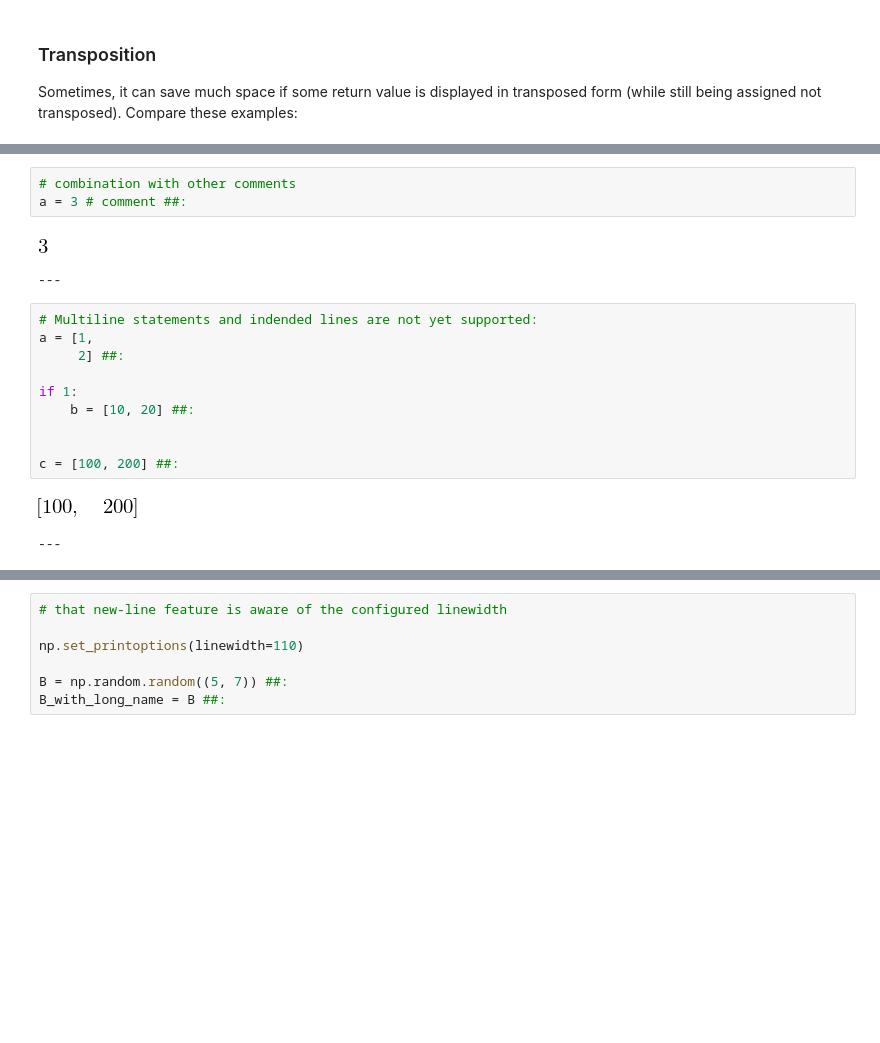
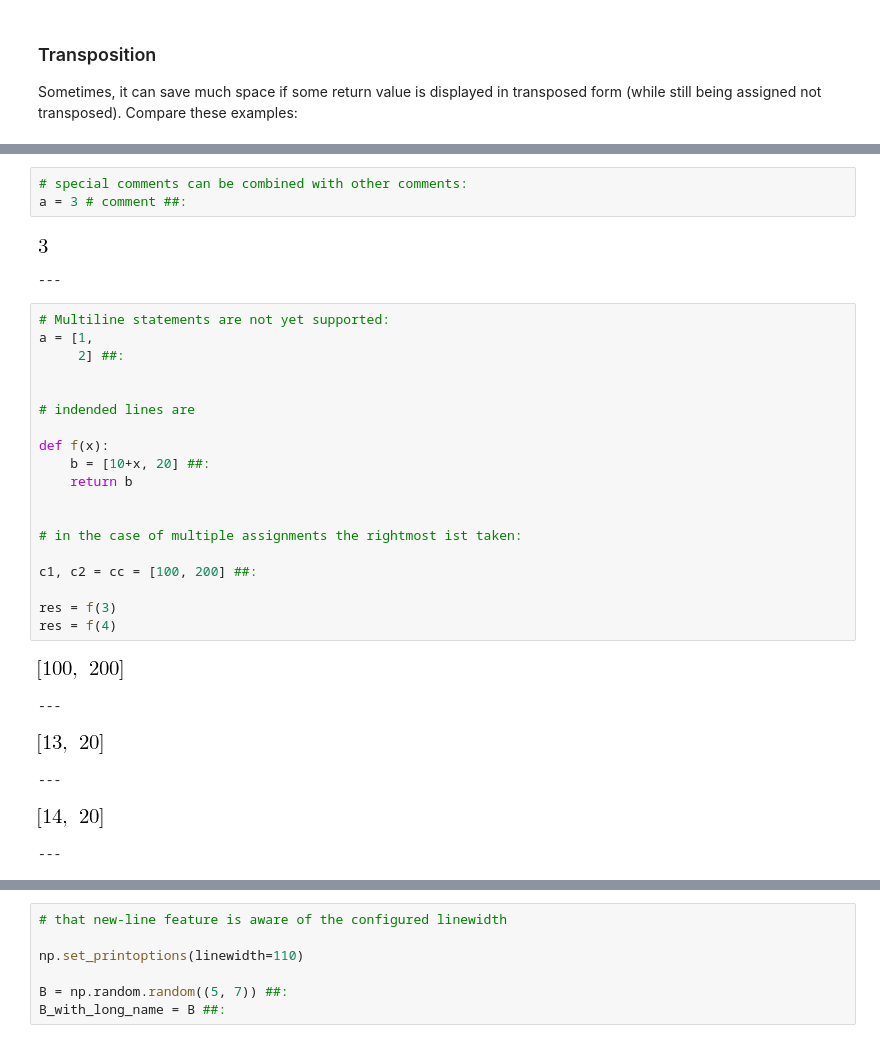
Before and after one commit to cknoll/ipydex, a Jupyter notebook: examples/displaytools-example.ipynb, the cells around one changed output, grey strips where cells are left out. Drawn from its saved outputs; the diff is of its cells as text; blank space fills up the shorter version.

```diff
--- a/examples/displaytools-example.ipynb
+++ b/examples/displaytools-example.ipynb
@@ -97,20 +77,33 @@ ___
 # %%
-# combination with other comments
+# special comments can be combined with other comments:
 a = 3 # comment ##:
 # %% [output]
 [figure]
 ---
 # %%
-# Multiline statements and indended lines are not yet supported:
+# Multiline statements are not yet supported:
 a = [1,
      2] ##:
 
-if 1:
-    b = [10, 20] ##:
+
+# indended lines are
+
+def f(x):
+    b = [10+x, 20] ##:
+    return b
 
 
-c = [100, 200] ##:
+# in the case of multiple assignments the rightmost ist taken:
+
+c1, c2 = cc = [100, 200] ##:
+
+res = f(3)
+res = f(4)
 # %% [output]
-[figure, old version]
+[figure, new version]
 ---
+[figure, added]
+---
+[figure, added]
+---
 # %%
```
Also changed, not shown: parts of 16 cells of this notebook, 1 other file.
